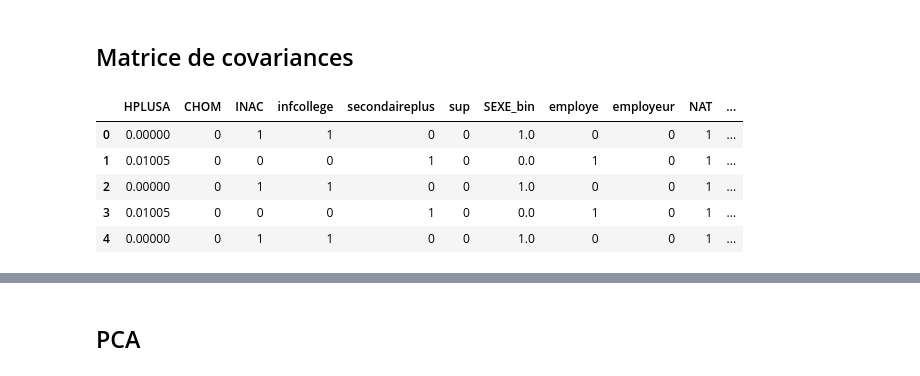
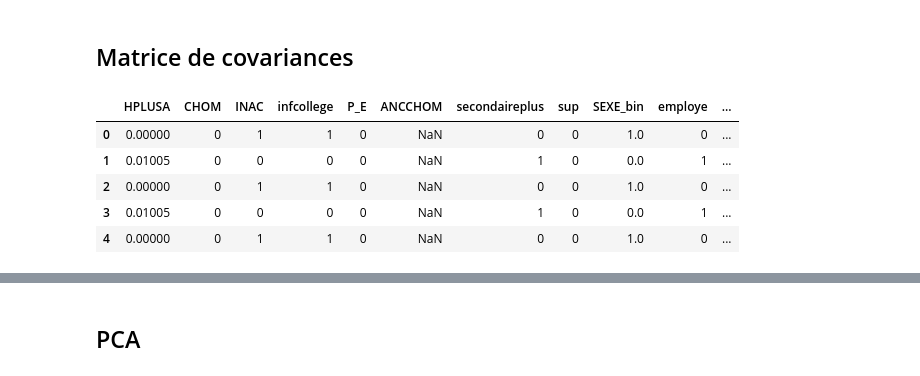
Before and after one commit to Alexis-Barrau/python_ensae, a Jupyter notebook: Scripts/Script first analysis.ipynb, the cells around one changed output, grey strips where cells are left out. Cells and saved outputs as stored; diff of their text form; code cells hidden in the pictures.

```diff
--- a/Scripts/Script first analysis.ipynb
+++ b/Scripts/Script first analysis.ipynb
@@ -419,19 +421,19 @@ Name: ANCCH, dtype: float64
 # %% [markdown]
 ## Matrice de covariances
 # %%
-EEC_PCA1=EEC_PCA[['HPLUSA', 'CHOM','INAC', 'infcollege',
+EEC_PCA1=EEC_PCA[['HPLUSA', 'CHOM','INAC', 'infcollege', 'P_E',"ANCCHOM",
        'secondaireplus', 'sup', 'SEXE_bin', 'employe', 'employeur', 'NAT',
-       'JEUNE', 'ANCIEN', 'P_E', 'METROP', 'COUPLE', 'ENF', 'ANCCH']] #on omet NBTOTE pas assez d'ind.
+       'JEUNE', 'ANCIEN', 'METROP', 'COUPLE', 'ENF']] #on omet NBTOTE pas assez d'ind.
 noms_var=EEC_PCA1.columns
 EEC_PCAW=EEC_PCA["EXTRIAN"].to_numpy()
 EEC_PCA1.head()
 # %% [output]
-|  | HPLUSA | CHOM | INAC | infcollege | secondaireplus | sup | SEXE_bin | employe | employeur | NAT | ... |
-| 0 | 0.00000 | 0 | 1 | 1 | 0 | 0 | 1.0 | 0 | 0 | 1 | ... |
-| 1 | 0.01005 | 0 | 0 | 0 | 1 | 0 | 0.0 | 1 | 0 | 1 | ... |
-| 2 | 0.00000 | 0 | 1 | 1 | 0 | 0 | 1.0 | 0 | 0 | 1 | ... |
-| 3 | 0.01005 | 0 | 0 | 0 | 1 | 0 | 0.0 | 1 | 0 | 1 | ... |
-| 4 | 0.00000 | 0 | 1 | 1 | 0 | 0 | 1.0 | 0 | 0 | 1 | ... |
+|  | HPLUSA | CHOM | INAC | infcollege | P_E | ANCCHOM | secondaireplus | sup | SEXE_bin | employe | ... |
+| 0 | 0.00000 | 0 | 1 | 1 | 0 | NaN | 0 | 0 | 1.0 | 0 | ... |
+| 1 | 0.01005 | 0 | 0 | 0 | 0 | NaN | 1 | 0 | 0.0 | 1 | ... |
+| 2 | 0.00000 | 0 | 1 | 1 | 0 | NaN | 0 | 0 | 1.0 | 0 | ... |
+| 3 | 0.01005 | 0 | 0 | 0 | 0 | NaN | 1 | 0 | 0.0 | 1 | ... |
+| 4 | 0.00000 | 0 | 1 | 1 | 0 | NaN | 0 | 0 | 1.0 | 0 | ... |
 # %%
 EEC_COV_NP=np.cov(EEC_PCA1.to_numpy(), rowvar=False, aweights=EEC_PCAW)
 EEC_COV=pd.DataFrame(EEC_COV_NP) #matrice de covariance pondérée
```
Also changed, not shown: parts of 15 cells of this notebook.
